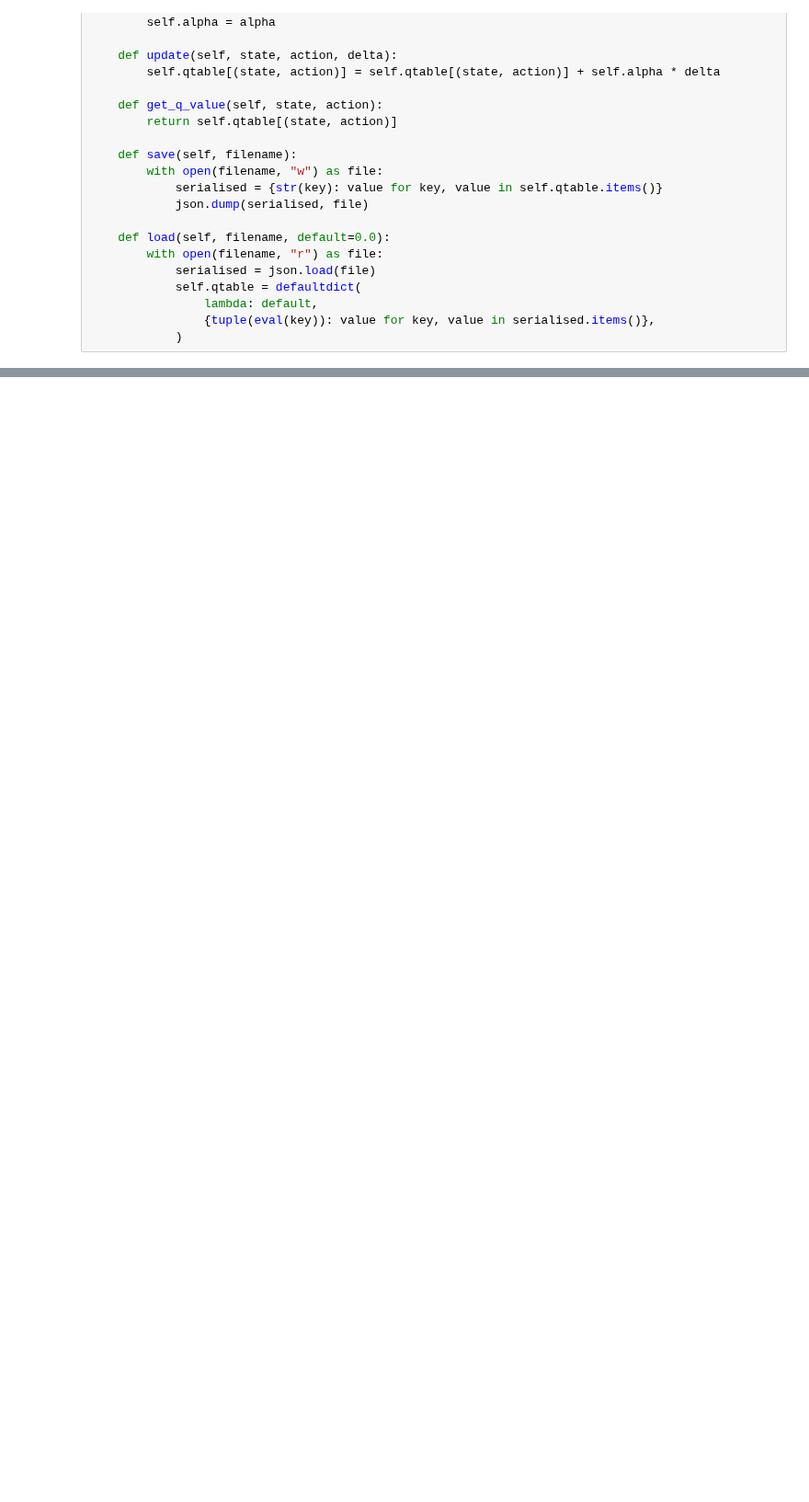
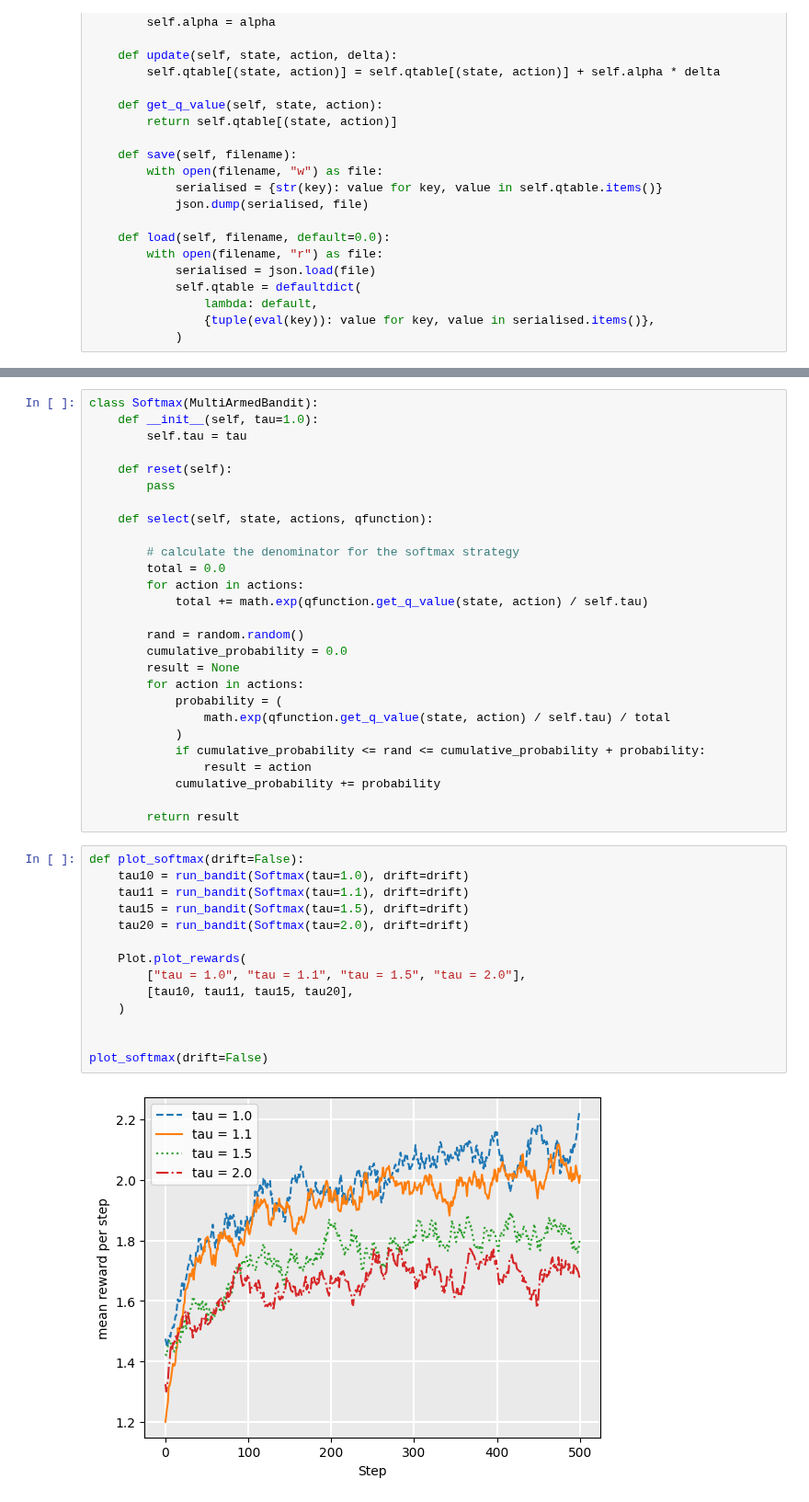
Before and after one commit to yshenbj/rl, a Jupyter notebook: rl_tutorial/multi-armed_bandits.ipynb, the cells around one changed output, grey strips where cells are left out. Shown at 92% size. Cells and saved outputs as stored; diff of their text form; blank space fills up the shorter version.

```diff
--- a/rl_tutorial/multi-armed_bandits.ipynb
+++ b/rl_tutorial/multi-armed_bandits.ipynb
@@ -147,0 +232,43 @@ def run_bandit(bandit, episodes=200, episode_length=500, drift=True):
+# %%
+class Softmax(MultiArmedBandit):
+    def __init__(self, tau=1.0):
+        self.tau = tau
+
+    def reset(self):
+        pass
+
+    def select(self, state, actions, qfunction):
+
+        # calculate the denominator for the softmax strategy
+        total = 0.0
+        for action in actions:
+            total += math.exp(qfunction.get_q_value(state, action) / self.tau)
+
+        rand = random.random()
+        cumulative_probability = 0.0
+        result = None
+        for action in actions:
+            probability = (
+                math.exp(qfunction.get_q_value(state, action) / self.tau) / total
+            )
+            if cumulative_probability <= rand <= cumulative_probability + probability:
+                result = action
+            cumulative_probability += probability
+
+        return result
+# %%
+def plot_softmax(drift=False):
+    tau10 = run_bandit(Softmax(tau=1.0), drift=drift)
+    tau11 = run_bandit(Softmax(tau=1.1), drift=drift)
+    tau15 = run_bandit(Softmax(tau=1.5), drift=drift)
+    tau20 = run_bandit(Softmax(tau=2.0), drift=drift)
+
+    Plot.plot_rewards(
+        ["tau = 1.0", "tau = 1.1", "tau = 1.5", "tau = 2.0"],
+        [tau10, tau11, tau15, tau20],
+    )
+
+
+plot_softmax(drift=False)
+# %% [output]
+[figure, added]
```
Also changed, not shown: parts of 17 cells of this notebook.
